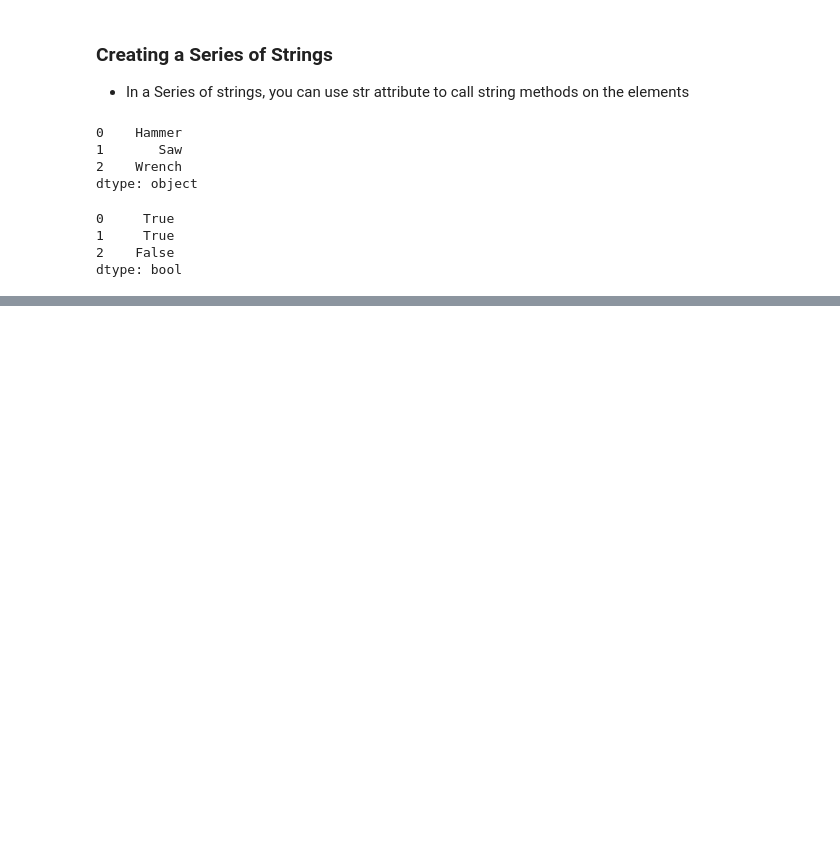
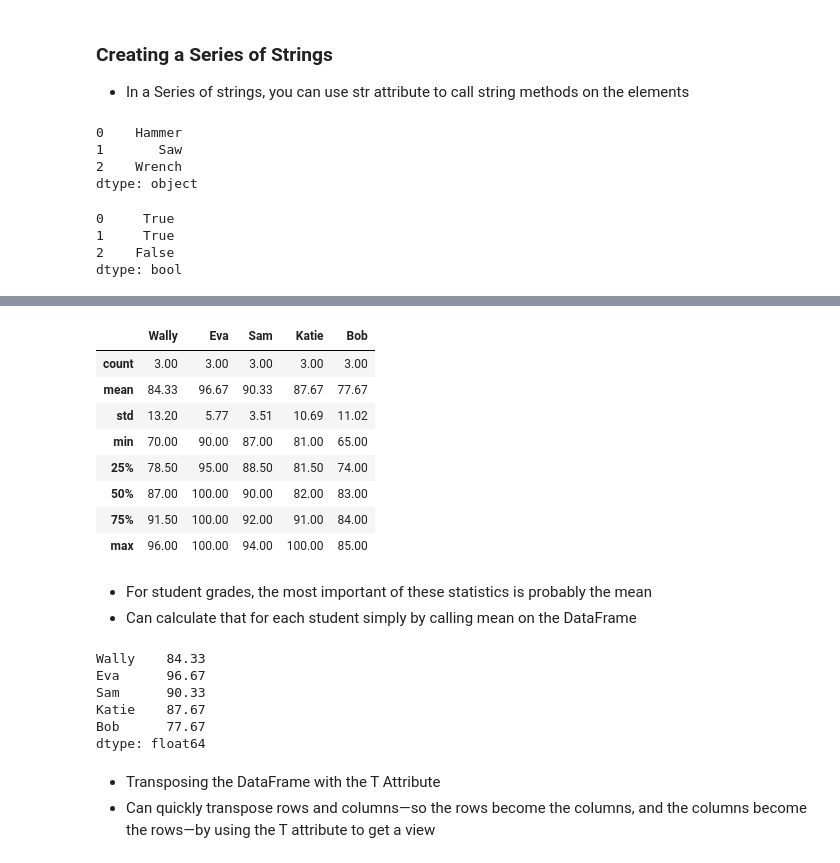
Before and after one commit to OlegZas/Python, a Jupyter notebook: PythonClass/ML and DataScience CS121/ch 7 NumPy_and_Arrays.ipynb, the cells around one changed output, grey strips where cells are left out. Cells and saved outputs as stored; diff of their text form; code cells hidden in the pictures; blank space fills up the shorter version.

```diff
--- a/PythonClass/ML and DataScience CS121/ch 7 NumPy_and_Arrays.ipynb
+++ b/PythonClass/ML and DataScience CS121/ch 7 NumPy_and_Arrays.ipynb
@@ -839,0 +1047,31 @@ dtype: object
+# %%
+pd.set_option('display.precision', 2)
+# The command pd.set_option('display.precision', 2) sets the display precision
+# for floating-point numbers in pandas DataFrames to 2 decimal places, meaning all numeric values will be shown with two decimal points when printed.
+# %%
+grades.describe()
+# %% [output]
+|  | Wally | Eva | Sam | Katie | Bob |
+| count | 3.00 | 3.00 | 3.00 | 3.00 | 3.00 |
+| mean | 84.33 | 96.67 | 90.33 | 87.67 | 77.67 |
+| std | 13.20 | 5.77 | 3.51 | 10.69 | 11.02 |
+| min | 70.00 | 90.00 | 87.00 | 81.00 | 65.00 |
+| 25% | 78.50 | 95.00 | 88.50 | 81.50 | 74.00 |
+| 50% | 87.00 | 100.00 | 90.00 | 82.00 | 83.00 |
+| 75% | 91.50 | 100.00 | 92.00 | 91.00 | 84.00 |
+| max | 96.00 | 100.00 | 94.00 | 100.00 | 85.00 |
+# %% [markdown]
+- For student grades, the most important of these statistics is probably the mean
+- Can calculate that for each student simply by calling mean on the DataFrame
+# %%
+grades.mean()
+# %% [output]
+Wally    84.33
+Eva      96.67
+Sam      90.33
+Katie    87.67
+Bob      77.67
+dtype: float64
+# %% [markdown]
+- Transposing the DataFrame with the T Attribute
+- Can quickly transpose rows and columns—so the rows become the columns, and the columns become the rows—by using the T attribute to get a view
```
Also changed, not shown: parts of 67 cells of this notebook.
